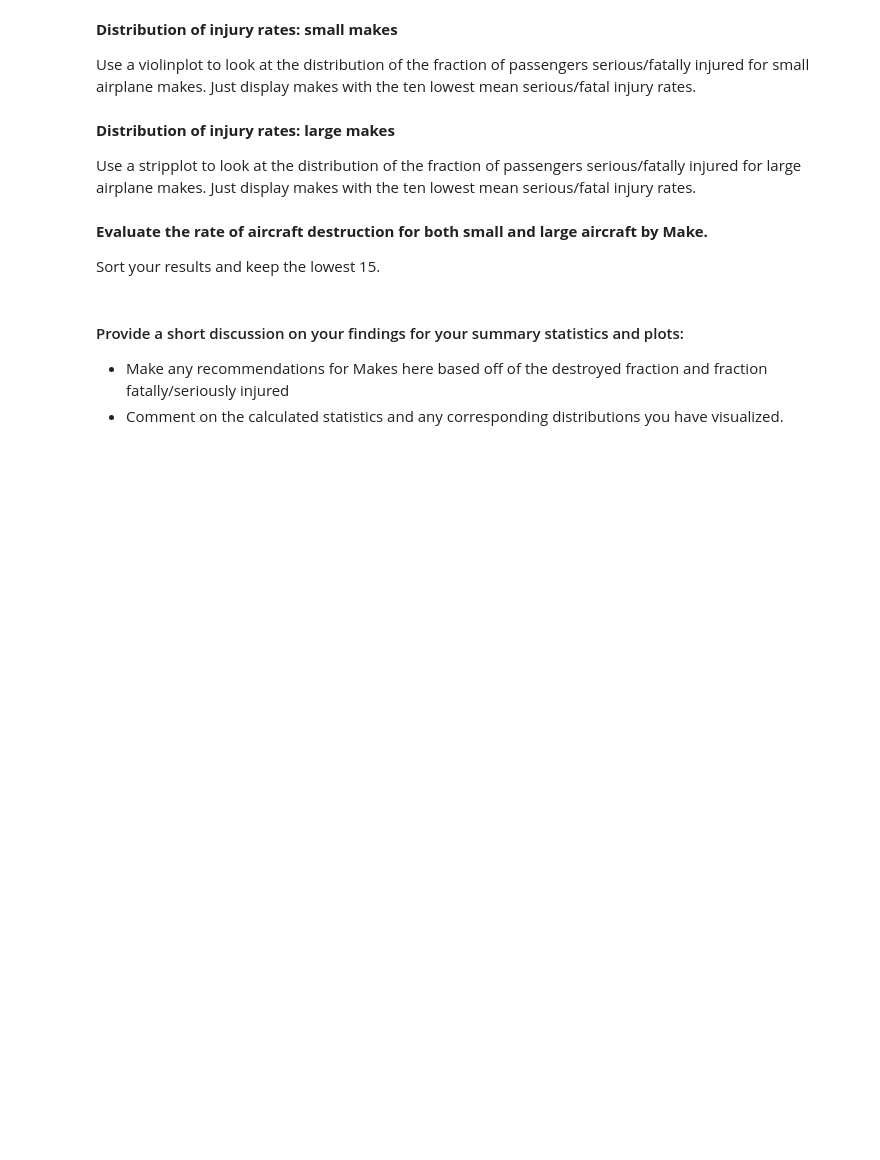
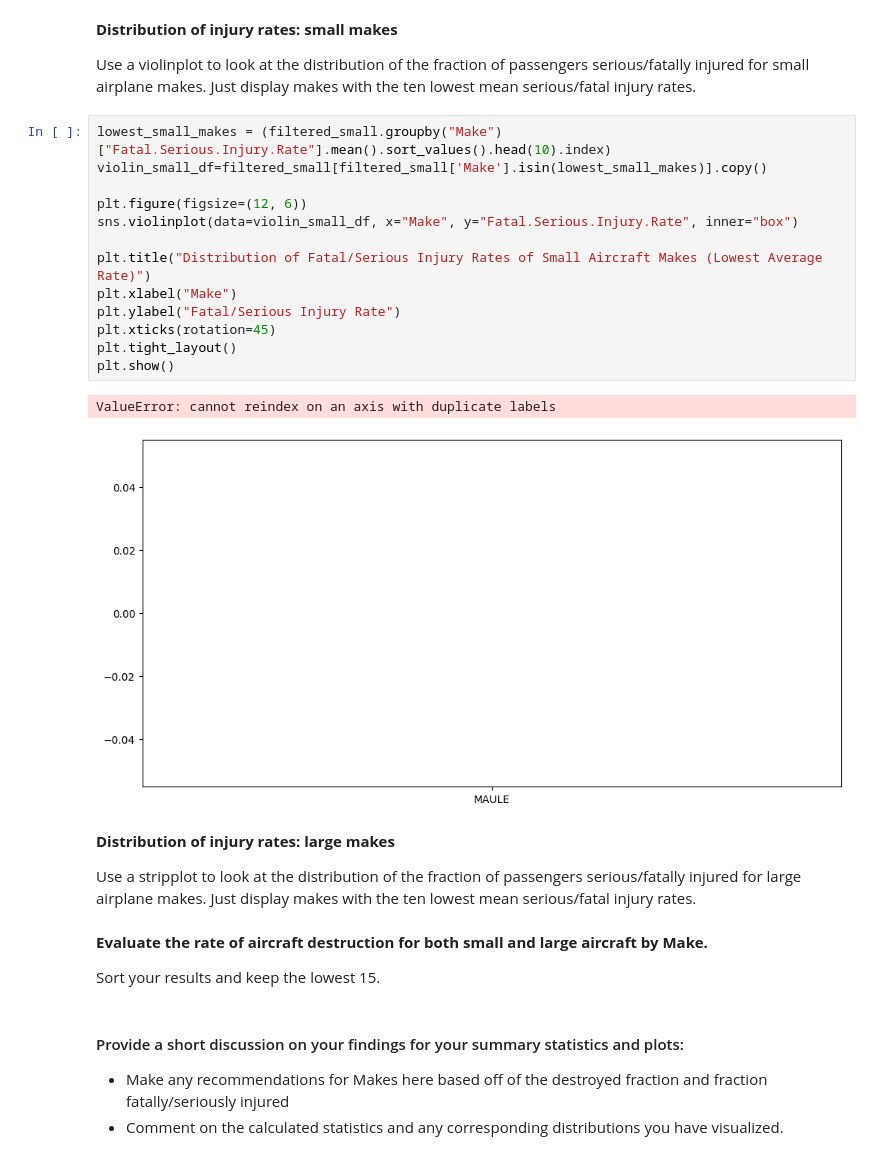
Before and after one commit to Lexie-D/dsc-course0-m8-lab, a Jupyter notebook: Aviation_Accidents_Data_Analysis.ipynb, the cells around one changed output. Saved outputs shown, nothing was run; the diff lists cells and outputs as text; blank space fills up the shorter version.

```diff
--- a/Aviation_Accidents_Data_Analysis.ipynb
+++ b/Aviation_Accidents_Data_Analysis.ipynb
@@ -106,6 +142,22 @@ Explore the human injury risk profile for small and larger Makes:
 **Distribution of injury rates: small makes**
 
 Use a violinplot to look at the distribution of the fraction of passengers serious/fatally injured for small airplane makes. Just display makes with the ten lowest mean serious/fatal injury rates.
+# %%
+lowest_small_makes = (filtered_small.groupby("Make")["Fatal.Serious.Injury.Rate"].mean().sort_values().head(10).index)
+violin_small_df=filtered_small[filtered_small['Make'].isin(lowest_small_makes)].copy()
+
+plt.figure(figsize=(12, 6))
+sns.violinplot(data=violin_small_df, x="Make", y="Fatal.Serious.Injury.Rate", inner="box")
+
+plt.title("Distribution of Fatal/Serious Injury Rates of Small Aircraft Makes (Lowest Average Rate)")
+plt.xlabel("Make")
+plt.ylabel("Fatal/Serious Injury Rate")
+plt.xticks(rotation=45)
+plt.tight_layout()
+plt.show()
+# %% [output]
+ValueError: cannot reindex on an axis with duplicate labels
+[figure, added]
 # %% [markdown]
 **Distribution of injury rates: large makes**
 
```
Also changed, not shown: parts of 5 cells of this notebook.
